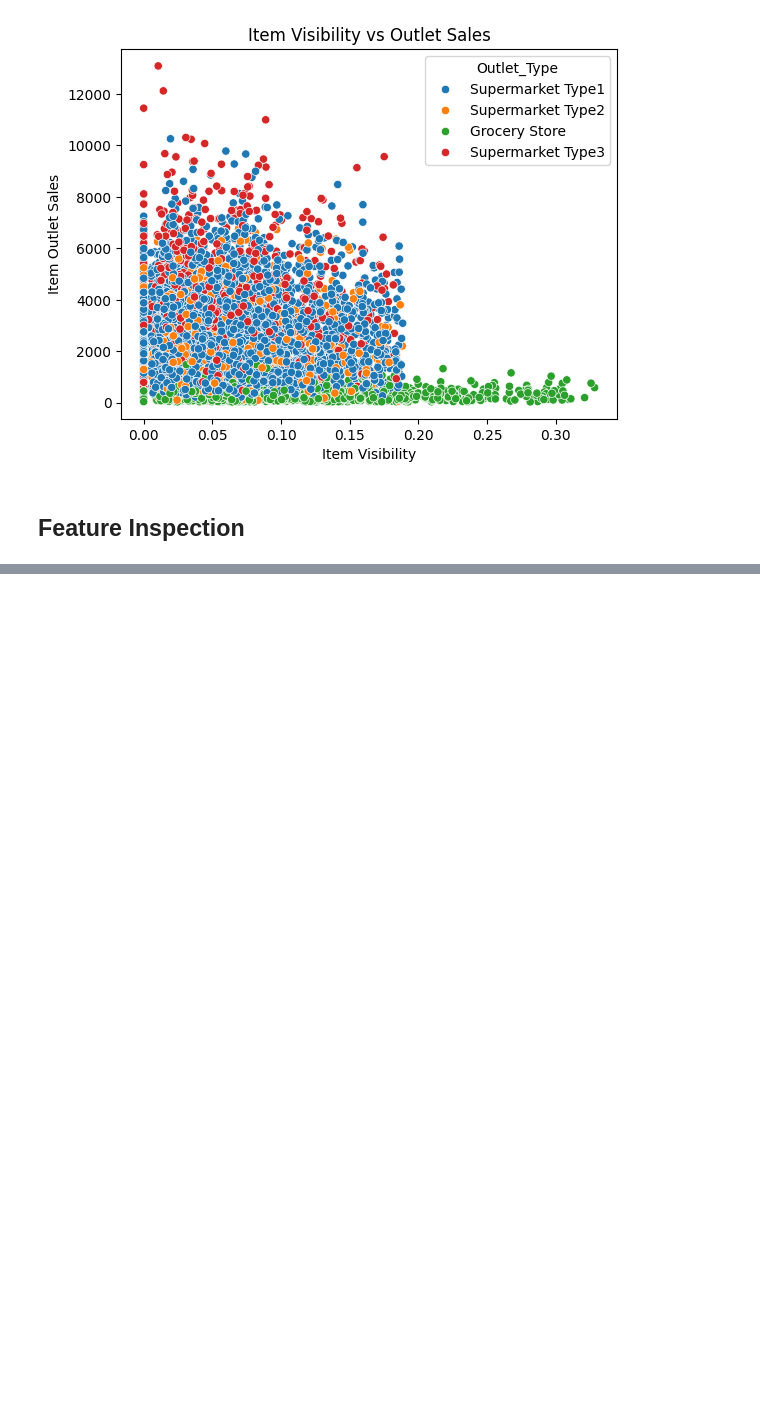
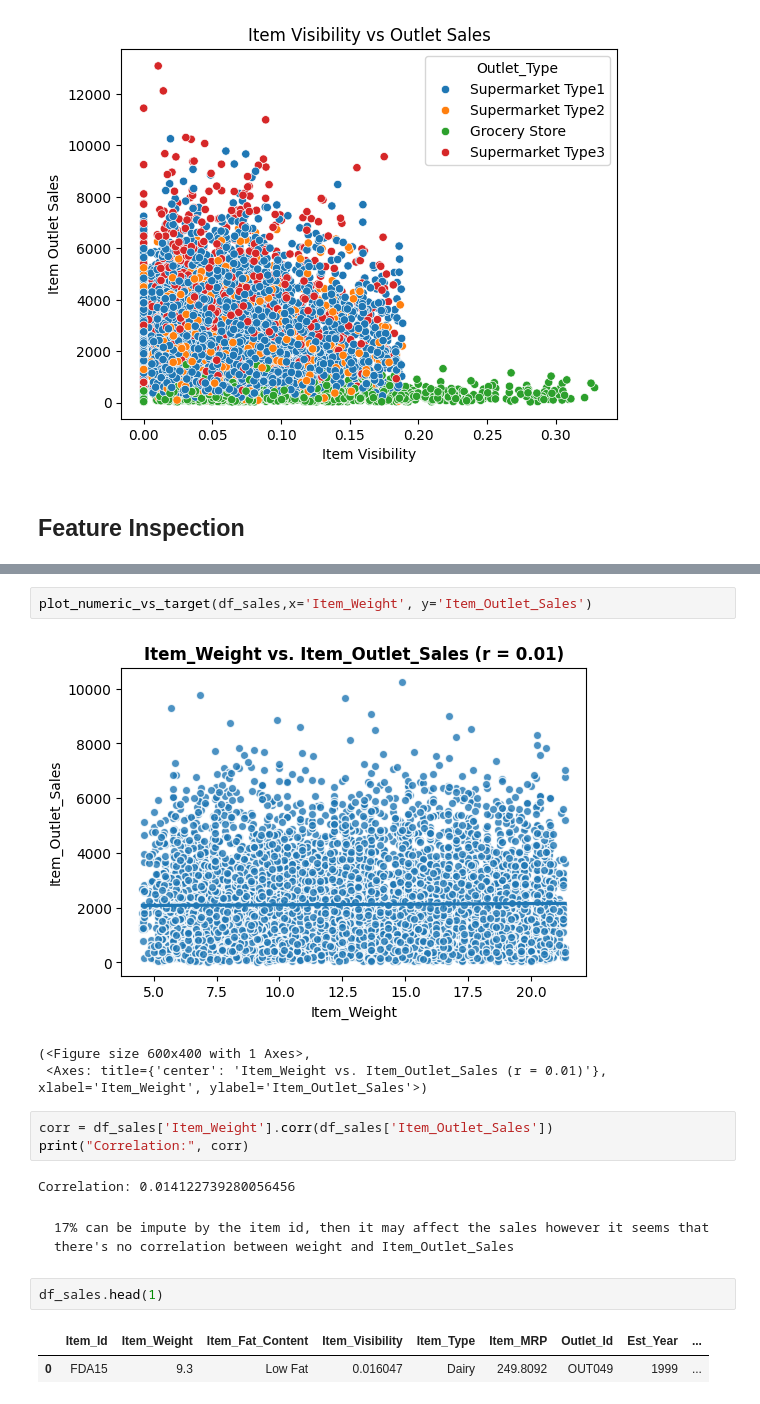
Before and after one commit to farahwadya/Prediction-of-Product-Sales, a Jupyter notebook: Prediction_of_Product_Sales.ipynb, the cells around one changed output, grey strips where cells are left out. Cells and saved outputs as stored; diff of their text form; blank space fills up the shorter version.

````diff
--- a/Prediction_of_Product_Sales.ipynb
+++ b/Prediction_of_Product_Sales.ipynb
@@ -410,0 +597,22 @@ plt.show()
+# %%
+plot_numeric_vs_target(df_sales,x='Item_Weight', y='Item_Outlet_Sales')
+# %% [output]
+[figure, added]
+(<Figure size 600x400 with 1 Axes>,
+ <Axes: title={'center': 'Item_Weight vs. Item_Outlet_Sales (r = 0.01)'}, xlabel='Item_Weight', ylabel='Item_Outlet_Sales'>)
+# %%
+corr = df_sales['Item_Weight'].corr(df_sales['Item_Outlet_Sales'])
+print("Correlation:", corr)
+# %% [output]
+Correlation: 0.014122739280056456
+# %% [markdown]
+
+
+```
+17% can be impute by the item id, then it may affect the sales however it seems that there's no correlation between weight and Item_Outlet_Sales
+```
+# %%
+df_sales.head(1)
+# %% [output]
+|  | Item_Id | Item_Weight | Item_Fat_Content | Item_Visibility | Item_Type | Item_MRP | Outlet_Id | Est_Year | ... |
+| 0 | FDA15 | 9.3 | Low Fat | 0.016047 | Dairy | 249.8092 | OUT049 | 1999 | ... |
````
Also changed, not shown: parts of 38 cells of this notebook.
